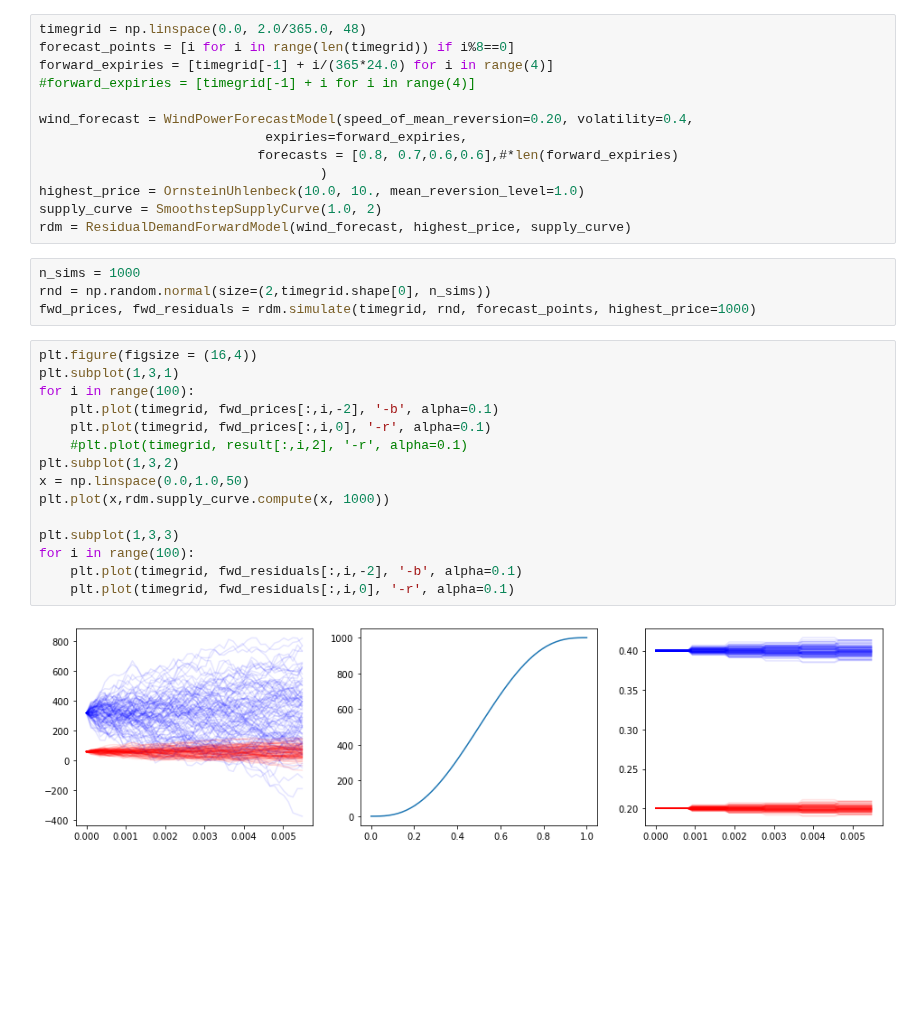
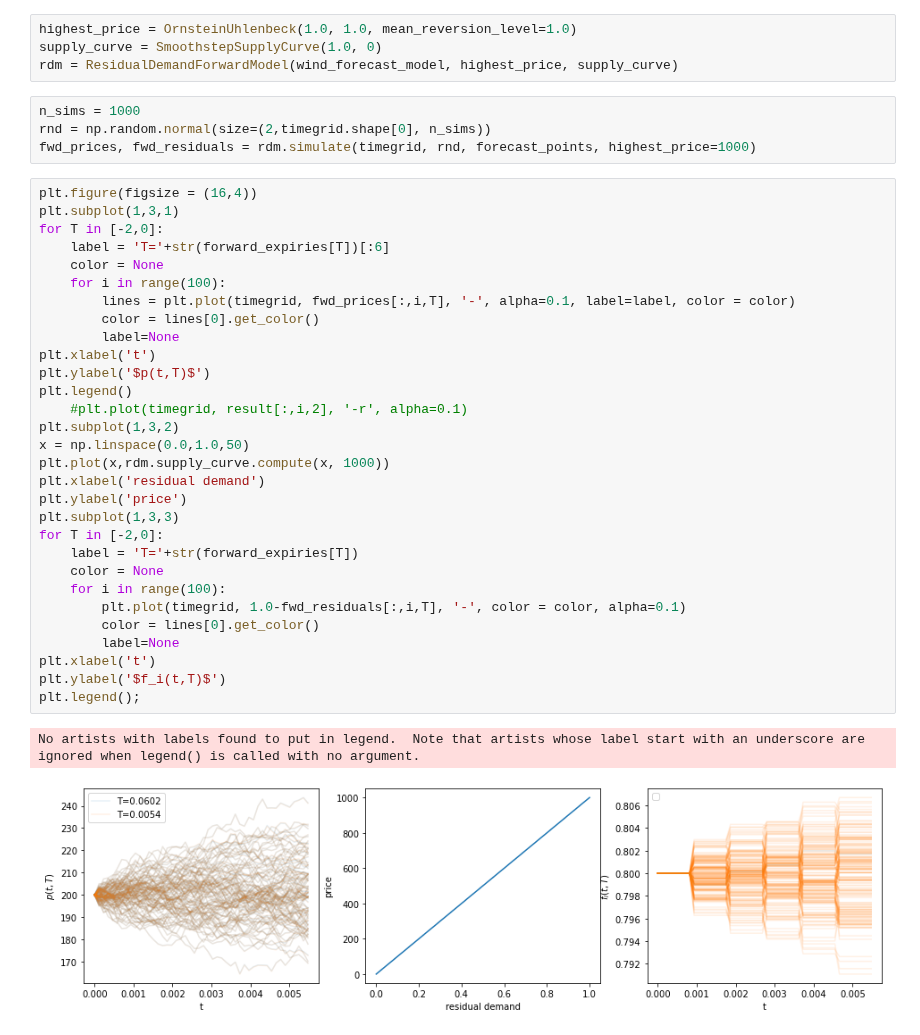
Before and after one commit to pikki622/RiVaPy, a Jupyter notebook: notebooks/models/residual_demand_forward_model.ipynb, the cells around one changed output. Saved outputs shown, nothing was run; the diff lists cells and outputs as text; blank space fills up the shorter version.

```diff
--- a/notebooks/models/residual_demand_forward_model.ipynb
+++ b/notebooks/models/residual_demand_forward_model.ipynb
@@ -105,18 +162,9 @@ class ResidualDemandForwardModel:
                 result[i,:,j] =  self.supply_curve.compute(current_forecast_residual[i,:,j], highest_prices[i,:] )
         return result, current_forecast_residual
 # %%
-timegrid = np.linspace(0.0, 2.0/365.0, 48)
-forecast_points = [i for i in range(len(timegrid)) if i%8==0]
-forward_expiries = [timegrid[-1] + i/(365*24.0) for i in range(4)]
-#forward_expiries = [timegrid[-1] + i for i in range(4)]
-
-wind_forecast = WindPowerForecastModel(speed_of_mean_reversion=0.20, volatility=0.4,
-                             expiries=forward_expiries,
-                            forecasts = [0.8, 0.7,0.6,0.6],#*len(forward_expiries)
-                                    )
-highest_price = OrnsteinUhlenbeck(10.0, 10., mean_reversion_level=1.0)
-supply_curve = SmoothstepSupplyCurve(1.0, 2)
-rdm = ResidualDemandForwardModel(wind_forecast, highest_price, supply_curve)
+highest_price = OrnsteinUhlenbeck(1.0, 1.0, mean_reversion_level=1.0)
+supply_curve = SmoothstepSupplyCurve(1.0, 0)
+rdm = ResidualDemandForwardModel(wind_forecast_model, highest_price, supply_curve)
 # %%
 n_sims = 1000
 rnd = np.random.normal(size=(2,timegrid.shape[0], n_sims))
@@ -124,17 +172,33 @@ fwd_prices, fwd_residuals = rdm.simulate(timegrid, rnd, forecast_points, highest
 # %%
 plt.figure(figsize = (16,4))
 plt.subplot(1,3,1)
-for i in range(100):
-    plt.plot(timegrid, fwd_prices[:,i,-2], '-b', alpha=0.1)
-    plt.plot(timegrid, fwd_prices[:,i,0], '-r', alpha=0.1)
+for T in [-2,0]:
+    label = 'T='+str(forward_expiries[T])[:6]
+    color = None
+    for i in range(100):
+        lines = plt.plot(timegrid, fwd_prices[:,i,T], '-', alpha=0.1, label=label, color = color)
+        color = lines[0].get_color()
+        label=None
+plt.xlabel('t')
+plt.ylabel('$p(t,T)$')
+plt.legend()
     #plt.plot(timegrid, result[:,i,2], '-r', alpha=0.1)
 plt.subplot(1,3,2)
 x = np.linspace(0.0,1.0,50)
 plt.plot(x,rdm.supply_curve.compute(x, 1000))
-
+plt.xlabel('residual demand')
+plt.ylabel('price')
 plt.subplot(1,3,3)
-for i in range(100):
-    plt.plot(timegrid, fwd_residuals[:,i,-2], '-b', alpha=0.1)
-    plt.plot(timegrid, fwd_residuals[:,i,0], '-r', alpha=0.1)
+for T in [-2,0]:
+    label = 'T='+str(forward_expiries[T])
+    color = None
+    for i in range(100):
+        plt.plot(timegrid, 1.0-fwd_residuals[:,i,T], '-', color = color, alpha=0.1)
+        color = lines[0].get_color()
+        label=None
+plt.xlabel('t')
+plt.ylabel('$f_i(t,T)$')
+plt.legend();
 # %% [output]
+No artists with labels found to put in legend.  Note that artists whose label start with an underscore are ignored when legend() is called with no argument.
-[figure, old version]
+[figure, new version]
```
Also changed, not shown: parts of 16 cells of this notebook, 3 other files.
